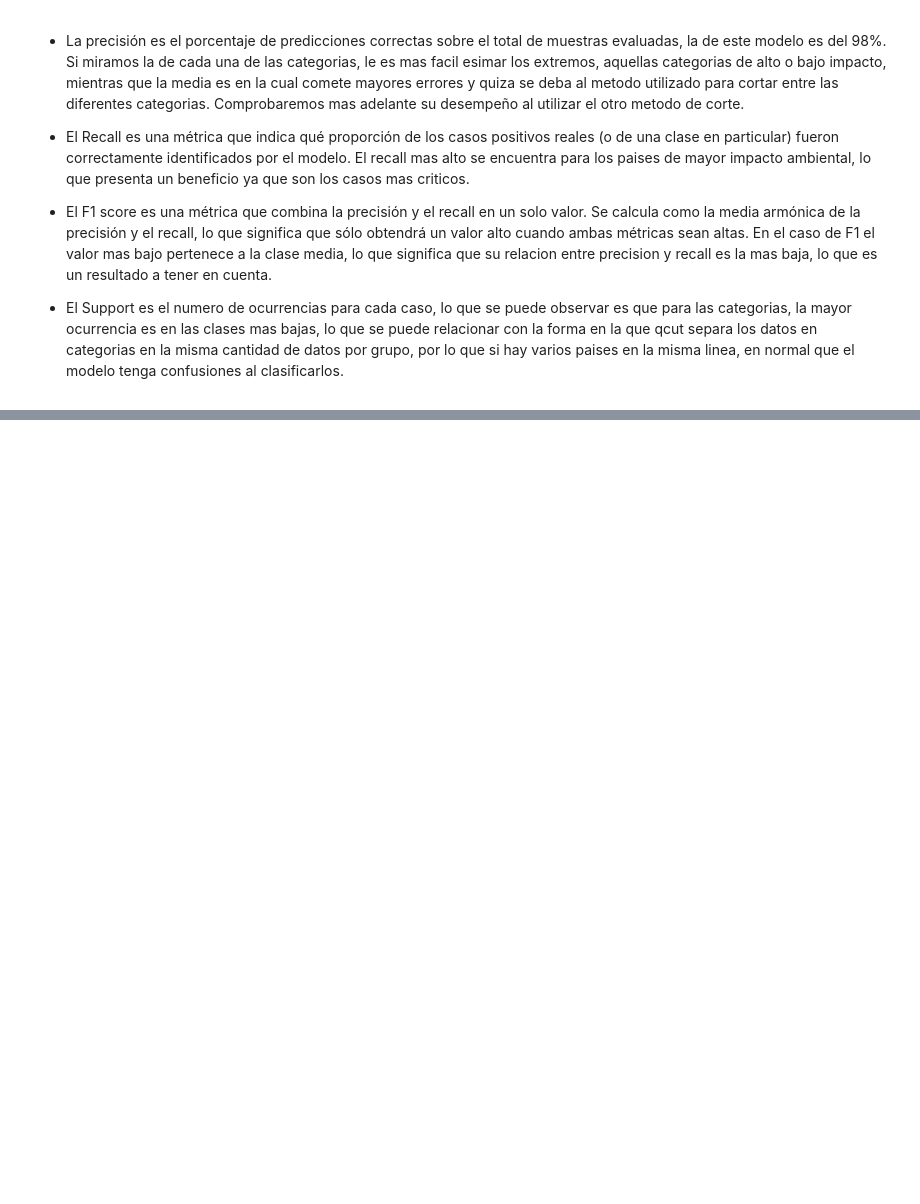
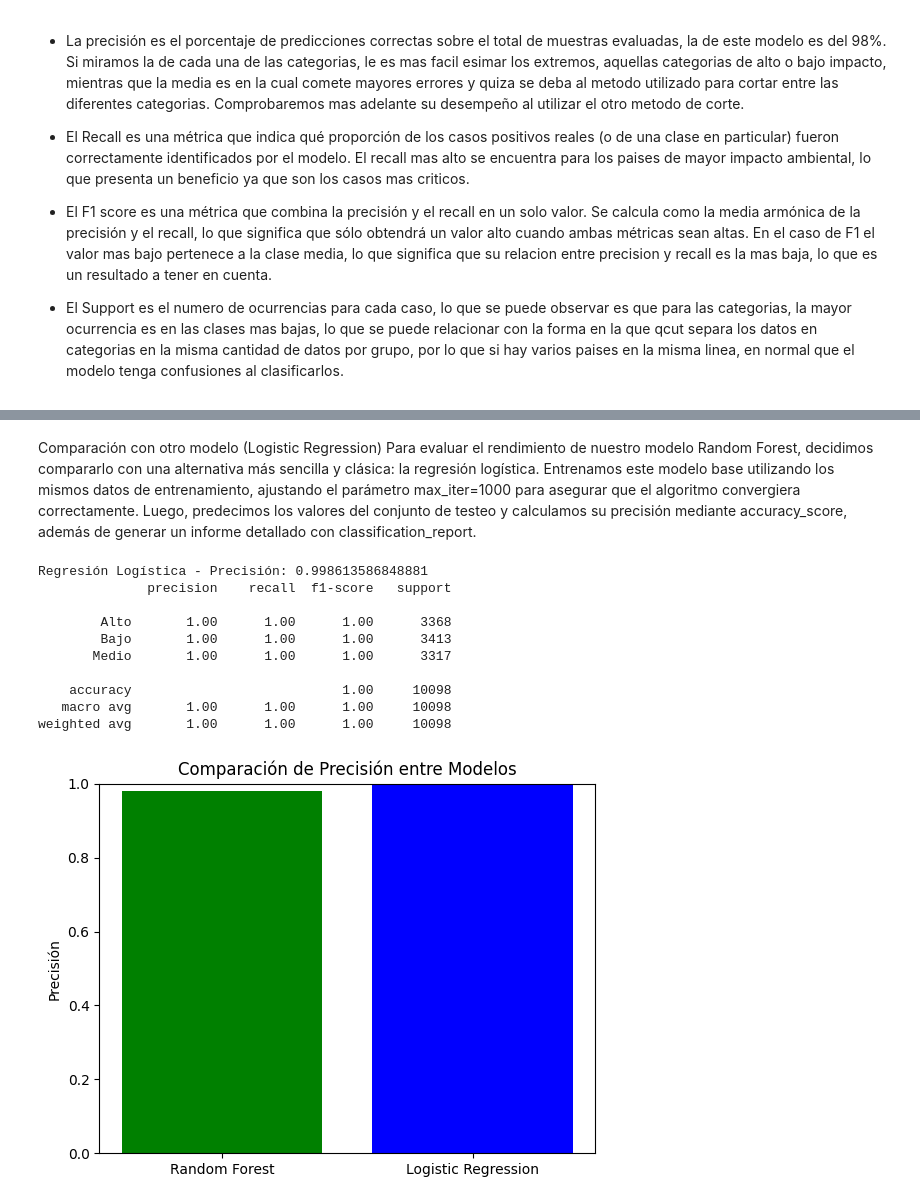
Before and after one commit to BelenUrdangarin/Integrador-Urdangarin---Olivera, a Jupyter notebook: Olivera_Urdangarin_Integrador_(Pre_entrega_3).ipynb, the cells around one changed output, grey strips where cells are left out. Drawn from its saved outputs; the diff is of its cells as text; code cells hidden in the pictures; blank space fills up the shorter version.

```diff
--- a/Olivera_Urdangarin_Integrador_(Pre_entrega_3).ipynb
+++ b/Olivera_Urdangarin_Integrador_(Pre_entrega_3).ipynb
@@ -165,0 +216,38 @@ Los hiperparámetros son las configuraciones previas al entrenamiento.
+# %% [markdown]
+Comparación con otro modelo (Logistic Regression)
+Para evaluar el rendimiento de nuestro modelo Random Forest, decidimos compararlo con una alternativa más sencilla y clásica: la regresión logística. Entrenamos este modelo base utilizando los mismos datos de entrenamiento, ajustando el parámetro max_iter=1000 para asegurar que el algoritmo convergiera correctamente. Luego, predecimos los valores del conjunto de testeo y calculamos su precisión mediante accuracy_score, además de generar un informe detallado con classification_report.
+# %%
+
+from sklearn.linear_model import LogisticRegression
+
+# Entrenamos un modelo base de regresión logística
+modelo_lr = LogisticRegression(max_iter=1000, random_state=42)
+modelo_lr.fit(X_train, y_train)
+y_pred_lr = modelo_lr.predict(X_test)
+
+print("Regresión Logística - Precisión:", accuracy_score(y_test, y_pred_lr))
+print(classification_report(y_test, y_pred_lr))
+
+# Comparación visual de precisión
+from matplotlib import pyplot as plt
+
+accuracy_rf = accuracy_score(y_test, y_pred_opt)
+accuracy_lr = accuracy_score(y_test, y_pred_lr)
+
+plt.bar(['Random Forest', 'Logistic Regression'], [accuracy_rf, accuracy_lr], color=['green', 'blue'])
+plt.ylabel('Precisión')
+plt.title('Comparación de Precisión entre Modelos')
+plt.ylim(0, 1)
+plt.show()
+# %% [output]
+Regresión Logística - Precisión: 0.998613586848881
+              precision    recall  f1-score   support
+
+        Alto       1.00      1.00      1.00      3368
+        Bajo       1.00      1.00      1.00      3413
+       Medio       1.00      1.00      1.00      3317
+
+    accuracy                           1.00     10098
+   macro avg       1.00      1.00      1.00     10098
+weighted avg       1.00      1.00      1.00     10098
+[figure, added]
```
Also changed, not shown: parts of 7 cells of this notebook.
